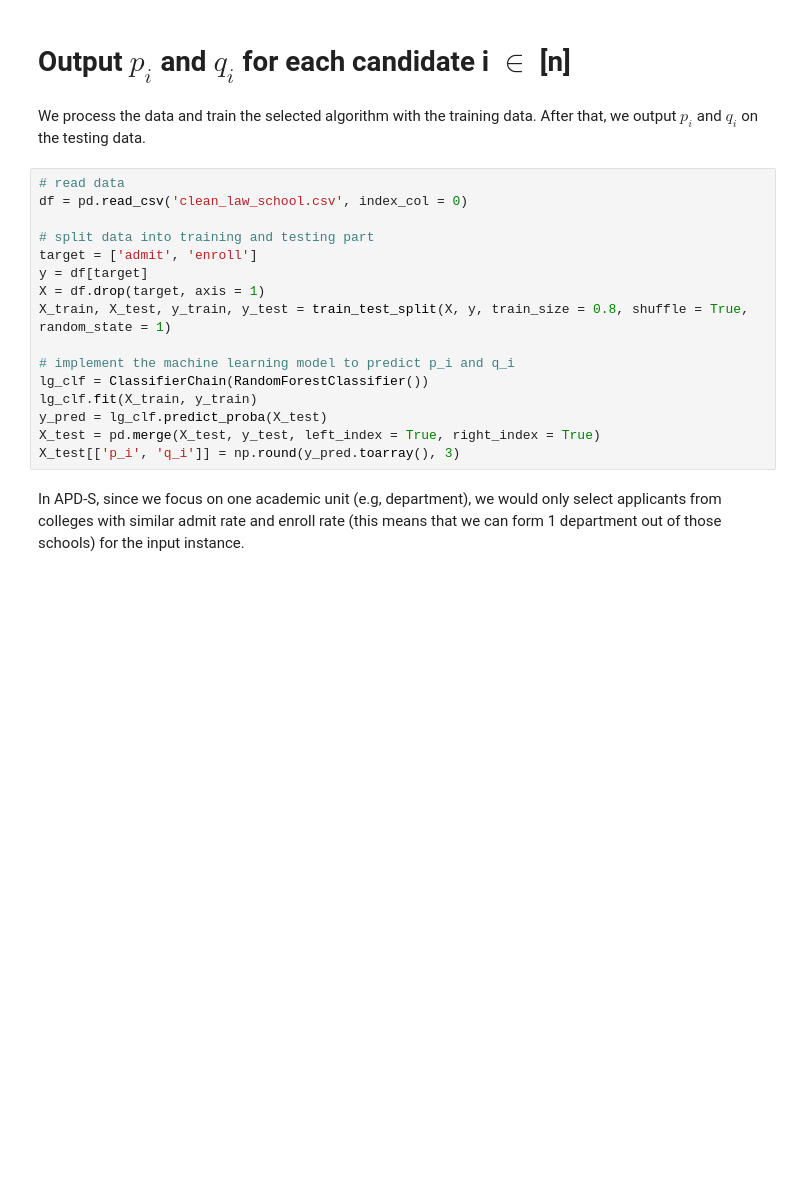
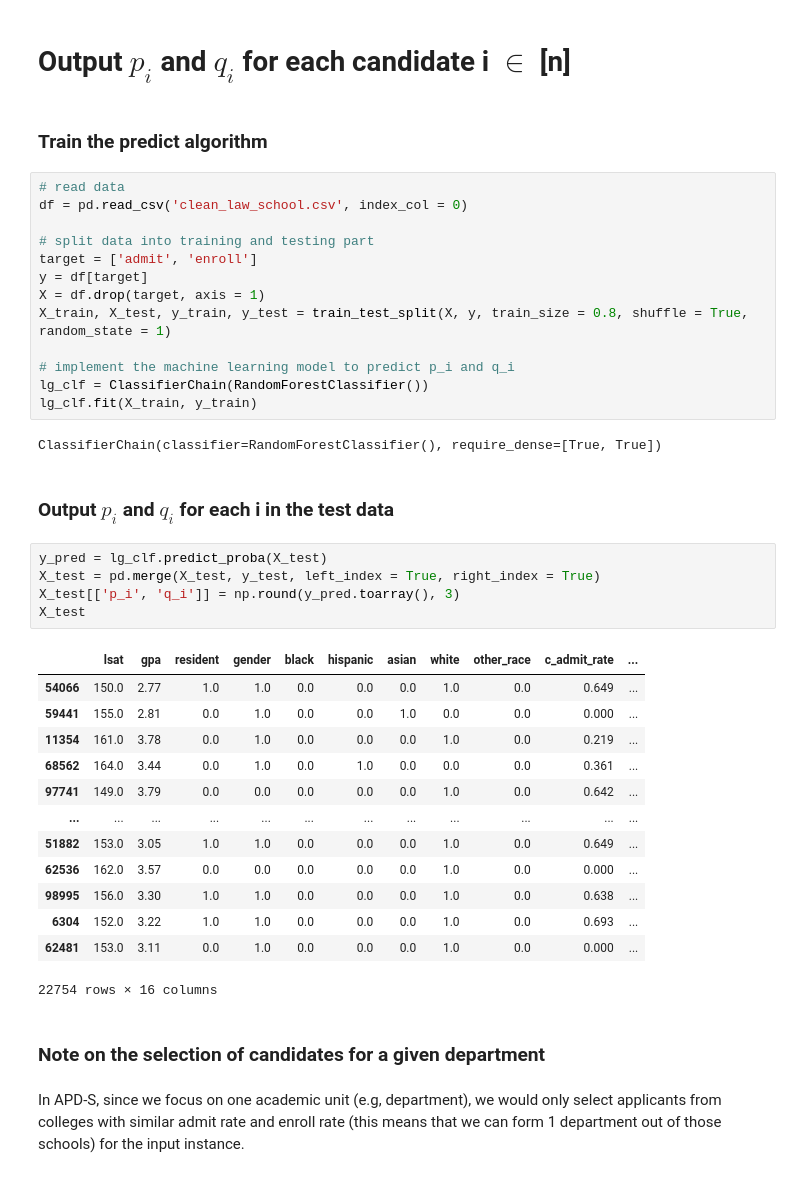
Before and after one commit to an-hai-tran/fair_admin, a Jupyter notebook: APD-S.ipynb, the cells around one changed output. Drawn from its saved outputs; the diff is of its cells as text; blank space fills up the shorter version.

```diff
--- a/APD-S.ipynb
+++ b/APD-S.ipynb
@@ -16,8 +16,8 @@ from sklearn.ensemble import RandomForestClassifier
 from pulp import *
 # %% [markdown]
 # Output $p_i$ and $q_i$ for each candidate i $\in$ [n]
-# %% [markdown]
-We process the data and train the selected algorithm with the training data. After that, we output $p_i$ and $q_i$ on the testing data.
+# %% [markdown]
+### Train the predict algorithm
 # %%
 # read data
 df = pd.read_csv('clean_law_school.csv', index_col = 0)
@@ -31,9 +31,31 @@ X_train, X_test, y_train, y_test = train_test_split(X, y, train_size = 0.8, shuf
 # implement the machine learning model to predict p_i and q_i
 lg_clf = ClassifierChain(RandomForestClassifier())
 lg_clf.fit(X_train, y_train)
-y_pred = lg_clf.predict_proba(X_test)
-X_test = pd.merge(X_test, y_test, left_index = True, right_index = True)
-X_test[['p_i', 'q_i']] = np.round(y_pred.toarray(), 3)
+# %% [output]
+ClassifierChain(classifier=RandomForestClassifier(), require_dense=[True, True])
+# %% [markdown]
+### Output $p_i$ and $q_i$ for each i in the test data
+# %%
+y_pred = lg_clf.predict_proba(X_test)
+X_test = pd.merge(X_test, y_test, left_index = True, right_index = True)
+X_test[['p_i', 'q_i']] = np.round(y_pred.toarray(), 3)
+X_test
+# %% [output]
+|  | lsat | gpa | resident | gender | black | hispanic | asian | white | other_race | c_admit_rate | ... |
+| 54066 | 150.0 | 2.77 | 1.0 | 1.0 | 0.0 | 0.0 | 0.0 | 1.0 | 0.0 | 0.649 | ... |
+| 59441 | 155.0 | 2.81 | 0.0 | 1.0 | 0.0 | 0.0 | 1.0 | 0.0 | 0.0 | 0.000 | ... |
+| 11354 | 161.0 | 3.78 | 0.0 | 1.0 | 0.0 | 0.0 | 0.0 | 1.0 | 0.0 | 0.219 | ... |
+| 68562 | 164.0 | 3.44 | 0.0 | 1.0 | 0.0 | 1.0 | 0.0 | 0.0 | 0.0 | 0.361 | ... |
+| 97741 | 149.0 | 3.79 | 0.0 | 0.0 | 0.0 | 0.0 | 0.0 | 1.0 | 0.0 | 0.642 | ... |
+| ... | ... | ... | ... | ... | ... | ... | ... | ... | ... | ... | ... |
+| 51882 | 153.0 | 3.05 | 1.0 | 1.0 | 0.0 | 0.0 | 0.0 | 1.0 | 0.0 | 0.649 | ... |
+| 62536 | 162.0 | 3.57 | 0.0 | 0.0 | 0.0 | 0.0 | 0.0 | 1.0 | 0.0 | 0.000 | ... |
+| 98995 | 156.0 | 3.30 | 1.0 | 1.0 | 0.0 | 0.0 | 0.0 | 1.0 | 0.0 | 0.638 | ... |
+| 6304 | 152.0 | 3.22 | 1.0 | 1.0 | 0.0 | 0.0 | 0.0 | 1.0 | 0.0 | 0.693 | ... |
+| 62481 | 153.0 | 3.11 | 0.0 | 1.0 | 0.0 | 0.0 | 0.0 | 1.0 | 0.0 | 0.000 | ... |
+22754 rows × 16 columns
+# %% [markdown]
+### Note on the selection of candidates for a given department
 # %% [markdown]
 In APD-S, since we focus on one academic unit (e.g, department), we would only select applicants from colleges with similar admit rate and enroll rate (this means that we can form 1 department out of those schools) for the input instance.
 # %%
```
Also changed, not shown: parts of 38 cells of this notebook.
